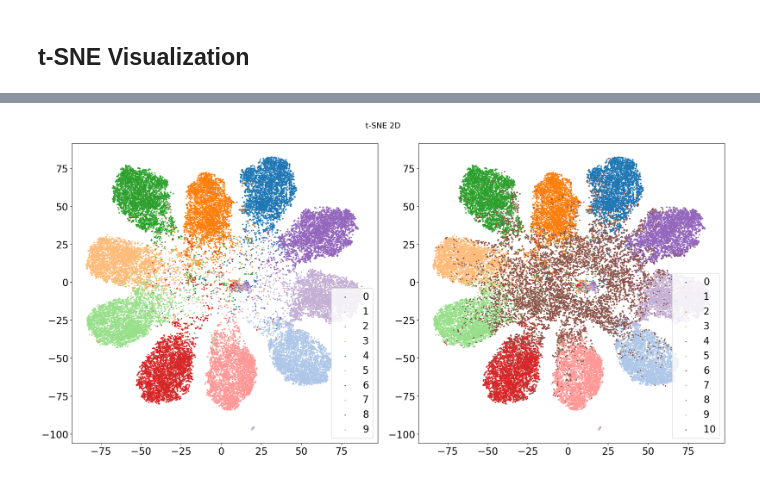
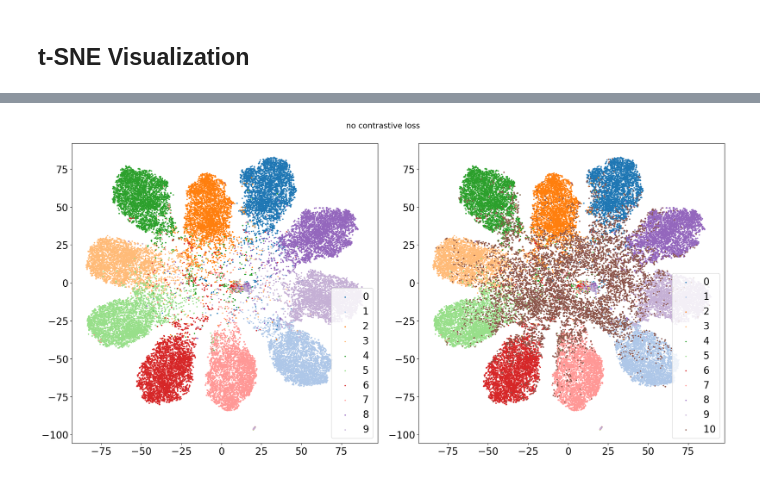
Before and after one commit to buyizhiyou/YYM, a Jupyter notebook: dum/notebooks/tsne_visualization.ipynb, the cells around one changed output, grey strips where cells are left out. Saved outputs shown, nothing was run; the diff lists cells and outputs as text; code cells hidden in the pictures.

```diff
--- a/dum/notebooks/tsne_visualization.ipynb
+++ b/dum/notebooks/tsne_visualization.ipynb
@@ -78,6 +78,6 @@ y = np.concatenate(ys)
 # %%
 tsne = TSNE(n_components=2, init='pca', perplexity=50, random_state=0)
 X_tsne = tsne.fit_transform(X)
-_ = plot_embedding_2d(X_tsne,y,10,"t-SNE 2D")
+_ = plot_embedding_2d(X_tsne,y,10,"no contrastive loss")
 print("inter_intra_class_distance_ratio",inter_intra_class_ratio(X,y))
 # %% [output]
@@ -85 +85 @@ inter_intra_class_distance_ratio 2.8933279460021417
-[figure, old version]
+[figure, new version]
```
Also changed, not shown: parts of 1 cell of this notebook, 4 other files.
